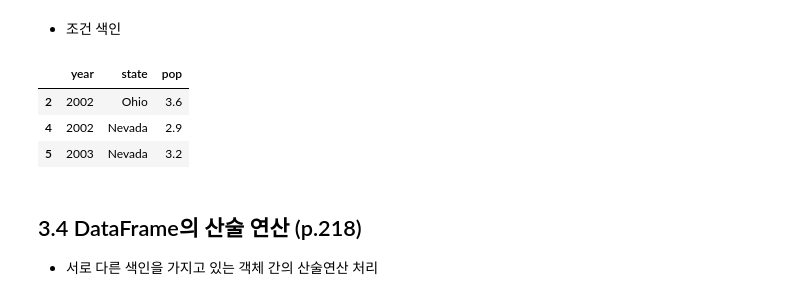
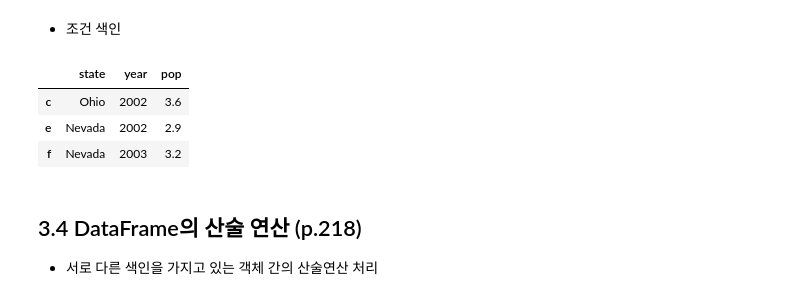
Before and after one commit to morning5626/python_basic_3, a Jupyter notebook: ch05_update_class.ipynb, the cells around one changed output. Cells and saved outputs as stored; diff of their text form; code cells hidden in the pictures.

```diff
--- a/ch05_update_class.ipynb
+++ b/ch05_update_class.ipynb
@@ -850,13 +922,13 @@ NameError: name 'frame2' is not defined
 * 조건 색인
 # %%
 # pop가 2.5이상인 행 데이터 선택
-frame2['pop'] >= 2.5
-frame2[frame2['pop'] >= 2.5]
+frame['pop'] >= 2.5
+frame[frame['pop'] >= 2.5]
 # %% [output]
-|  | year | state | pop |
-| 2 | 2002 | Ohio | 3.6 |
-| 4 | 2002 | Nevada | 2.9 |
-| 5 | 2003 | Nevada | 3.2 |
+|  | state | year | pop |
+| c | Ohio | 2002 | 3.6 |
+| e | Nevada | 2002 | 2.9 |
+| f | Nevada | 2003 | 3.2 |
 # %% [markdown]
 ## 3.4 DataFrame의 산술 연산 (p.218)
 * 서로 다른 색인을 가지고 있는 객체 간의 산술연산 처리
```
Also changed, not shown: parts of 143 cells of this notebook.
